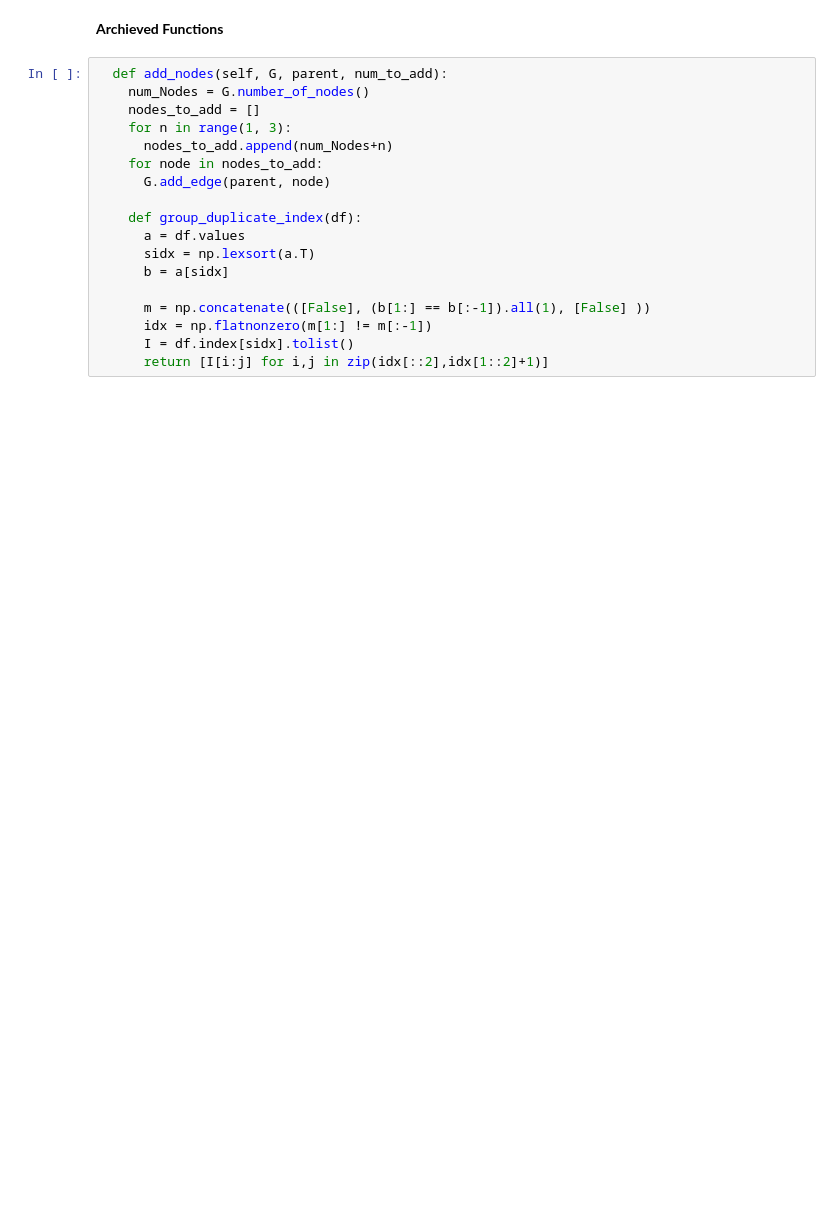
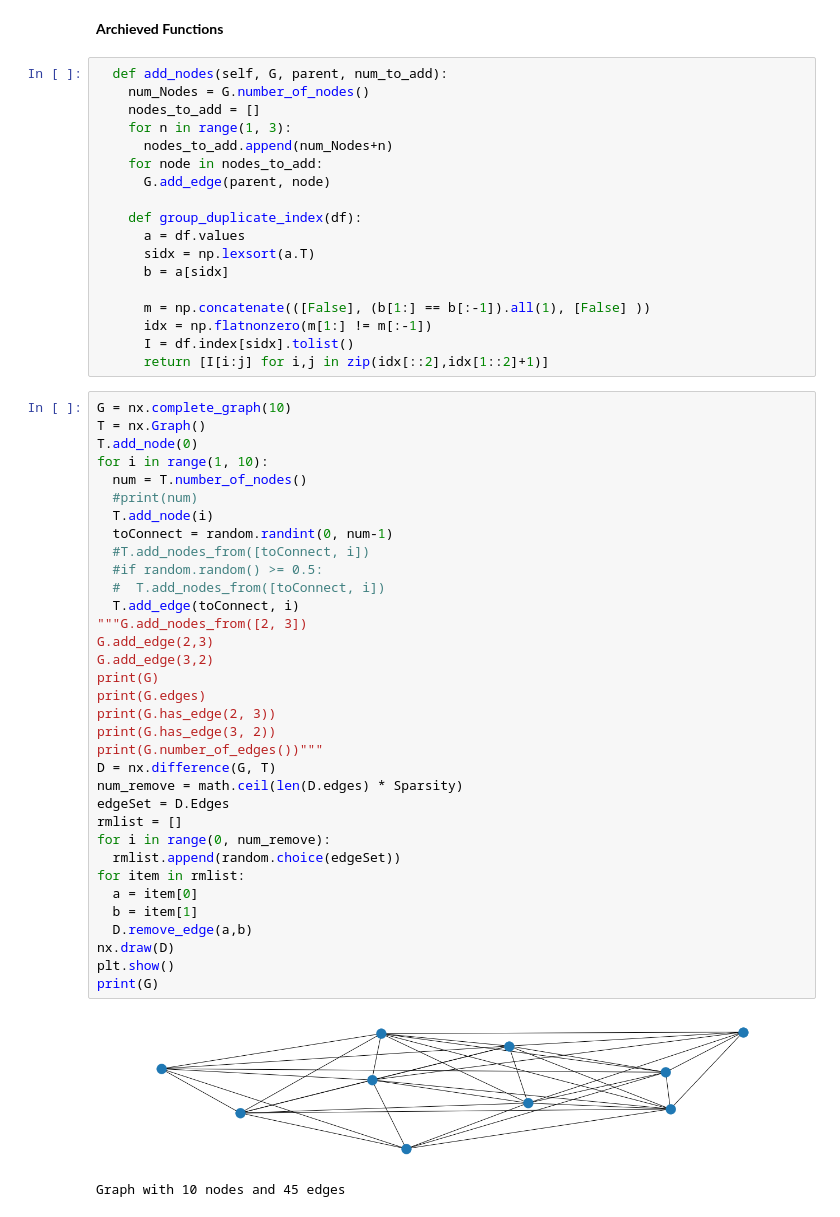
Before and after one commit to TimChenyu/GRN, a Jupyter notebook: GRN_Colab_Implementation.ipynb, the cells around one changed output. Saved outputs shown, nothing was run; the diff lists cells and outputs as text; blank space fills up the shorter version.

```diff
--- a/GRN_Colab_Implementation.ipynb
+++ b/GRN_Colab_Implementation.ipynb
@@ -211,3 +240,40 @@ BoltzmannModel.show_plot(time, list_size)
       idx = np.flatnonzero(m[1:] != m[:-1])
       I = df.index[sidx].tolist()
       return [I[i:j] for i,j in zip(idx[::2],idx[1::2]+1)]
+# %%
+G = nx.complete_graph(10)
+T = nx.Graph()
+T.add_node(0)
+for i in range(1, 10):
+  num = T.number_of_nodes()
+  #print(num)
+  T.add_node(i)
+  toConnect = random.randint(0, num-1)
+  #T.add_nodes_from([toConnect, i])
+  #if random.random() >= 0.5:
+  #  T.add_nodes_from([toConnect, i])
+  T.add_edge(toConnect, i)
+"""G.add_nodes_from([2, 3])
+G.add_edge(2,3)
+G.add_edge(3,2)
+print(G)
+print(G.edges)
+print(G.has_edge(2, 3))
+print(G.has_edge(3, 2))
+print(G.number_of_edges())"""
+D = nx.difference(G, T)
+num_remove = math.ceil(len(D.edges) * Sparsity)
+edgeSet = D.Edges
+rmlist = []
+for i in range(0, num_remove):
+  rmlist.append(random.choice(edgeSet))
+for item in rmlist:
+  a = item[0]
+  b = item[1]
+  D.remove_edge(a,b)
+nx.draw(D)
+plt.show()
+print(G)
+# %% [output]
+[figure, added]
+Graph with 10 nodes and 45 edges
```
Also changed, not shown: parts of 6 cells of this notebook.
